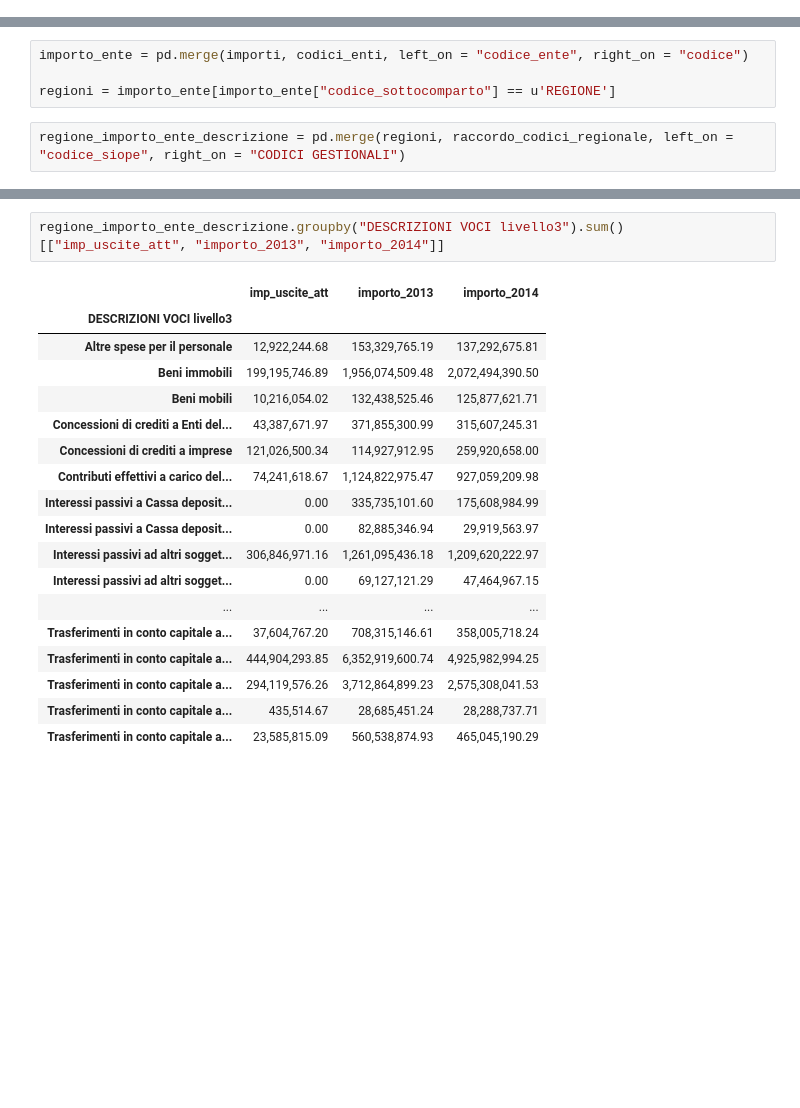
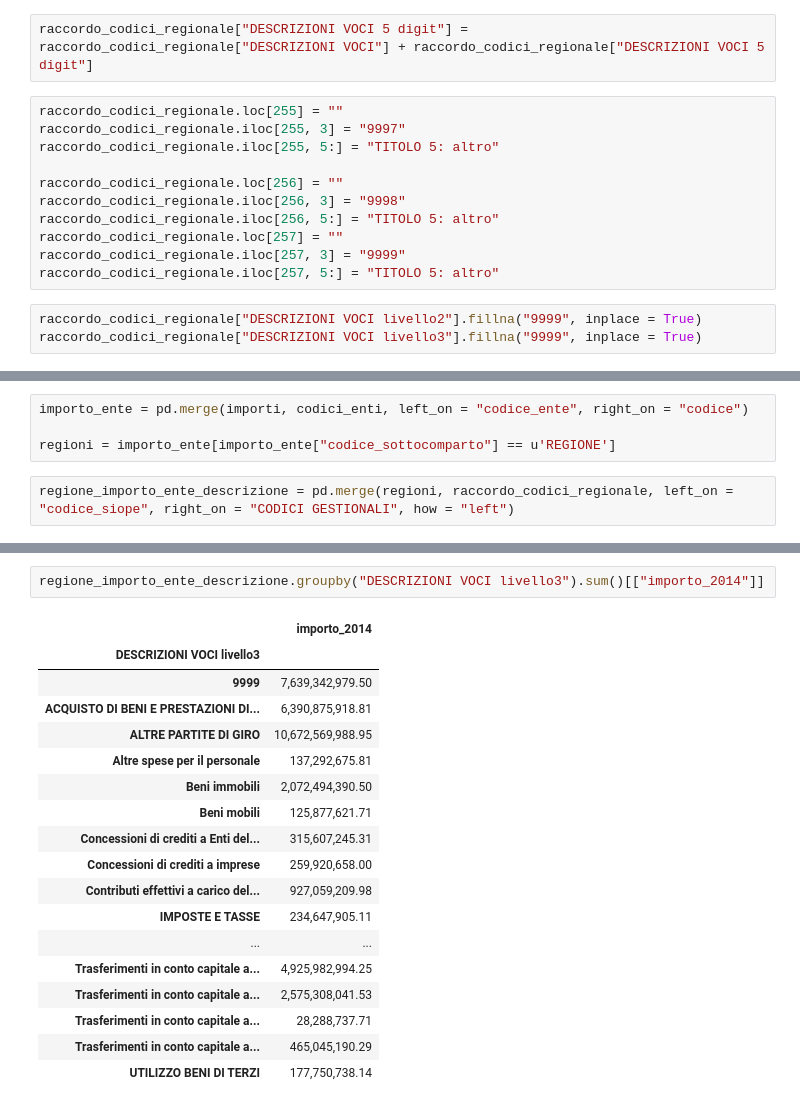
Before and after one commit to scarsellifi/normalizzazione-glossari-siope, a Jupyter notebook: glossari.ipynb, the cells around one changed output, grey strips where cells are left out. Drawn from its saved outputs; the diff is of its cells as text; blank space fills up the shorter version.

```diff
--- a/glossari.ipynb
+++ b/glossari.ipynb
@@ -126,3 +137,19 @@ raccordo_codici_regionale.to_excel("raccordo_codici_regionale.xlsx")
+# %%
+raccordo_codici_regionale["DESCRIZIONI VOCI 5 digit"] = raccordo_codici_regionale["DESCRIZIONI VOCI"] + raccordo_codici_regionale["DESCRIZIONI VOCI 5 digit"]
+# %%
+raccordo_codici_regionale.loc[255] = ""
+raccordo_codici_regionale.iloc[255, 3] = "9997"
+raccordo_codici_regionale.iloc[255, 5:] = "TITOLO 5: altro"
+
+raccordo_codici_regionale.loc[256] = ""
+raccordo_codici_regionale.iloc[256, 3] = "9998"
+raccordo_codici_regionale.iloc[256, 5:] = "TITOLO 5: altro"
+raccordo_codici_regionale.loc[257] = ""
+raccordo_codici_regionale.iloc[257, 3] = "9999"
+raccordo_codici_regionale.iloc[257, 5:] = "TITOLO 5: altro"
+# %%
+raccordo_codici_regionale["DESCRIZIONI VOCI livello2"].fillna("9999", inplace = True)
+raccordo_codici_regionale["DESCRIZIONI VOCI livello3"].fillna("9999", inplace = True)
 # %% [markdown]
 # Esempio di utilizzo con i dati regionali
 # %%
@@ -148,7 +175,7 @@ importo_ente = pd.merge(importi, codici_enti, left_on = "codice_ente", right_on
 
 regioni = importo_ente[importo_ente["codice_sottocomparto"] == u'REGIONE']
 # %%
-regione_importo_ente_descrizione = pd.merge(regioni, raccordo_codici_regionale, left_on = "codice_siope", right_on = "CODICI GESTIONALI")
+regione_importo_ente_descrizione = pd.merge(regioni, raccordo_codici_regionale, left_on = "codice_siope", right_on = "CODICI GESTIONALI", how = "left")
 # %%
 regione_importo_ente_descrizione["imp_uscite_att"] = regione_importo_ente_descrizione["imp_uscite_att"] / 100
 
@@ -185,21 +219,21 @@ regione_importo_ente_descrizione.groupby("DESCRIZIONI VOCI livello2").sum()[["im
 # %%
-regione_importo_ente_descrizione.groupby("DESCRIZIONI VOCI livello3").sum()[["imp_uscite_att", "importo_2013", "importo_2014"]]
+regione_importo_ente_descrizione.groupby("DESCRIZIONI VOCI livello3").sum()[["importo_2014"]]
 # %% [output]
-|  | imp_uscite_att | importo_2013 | importo_2014 |
-| DESCRIZIONI VOCI livello3 |  |  |  |
-| Altre spese per il personale | 12,922,244.68 | 153,329,765.19 | 137,292,675.81 |
-| Beni immobili | 199,195,746.89 | 1,956,074,509.48 | 2,072,494,390.50 |
-| Beni mobili | 10,216,054.02 | 132,438,525.46 | 125,877,621.71 |
-| Concessioni di crediti a Enti del... | 43,387,671.97 | 371,855,300.99 | 315,607,245.31 |
-| Concessioni di crediti a imprese | 121,026,500.34 | 114,927,912.95 | 259,920,658.00 |
-| Contributi effettivi a carico del... | 74,241,618.67 | 1,124,822,975.47 | 927,059,209.98 |
-| Interessi passivi a Cassa deposit... | 0.00 | 335,735,101.60 | 175,608,984.99 |
-| Interessi passivi a Cassa deposit... | 0.00 | 82,885,346.94 | 29,919,563.97 |
-| Interessi passivi ad altri sogget... | 306,846,971.16 | 1,261,095,436.18 | 1,209,620,222.97 |
-| Interessi passivi ad altri sogget... | 0.00 | 69,127,121.29 | 47,464,967.15 |
-| ... | ... | ... | ... |
-| Trasferimenti in conto capitale a... | 37,604,767.20 | 708,315,146.61 | 358,005,718.24 |
-| Trasferimenti in conto capitale a... | 444,904,293.85 | 6,352,919,600.74 | 4,925,982,994.25 |
-| Trasferimenti in conto capitale a... | 294,119,576.26 | 3,712,864,899.23 | 2,575,308,041.53 |
-| Trasferimenti in conto capitale a... | 435,514.67 | 28,685,451.24 | 28,288,737.71 |
-| Trasferimenti in conto capitale a... | 23,585,815.09 | 560,538,874.93 | 465,045,190.29 |
+|  | importo_2014 |
+| DESCRIZIONI VOCI livello3 |  |
+| 9999 | 7,639,342,979.50 |
+| ACQUISTO DI BENI E PRESTAZIONI DI... | 6,390,875,918.81 |
+| ALTRE PARTITE DI GIRO | 10,672,569,988.95 |
+| Altre spese per il personale | 137,292,675.81 |
+| Beni immobili | 2,072,494,390.50 |
+| Beni mobili | 125,877,621.71 |
+| Concessioni di crediti a Enti del... | 315,607,245.31 |
+| Concessioni di crediti a imprese | 259,920,658.00 |
+| Contributi effettivi a carico del... | 927,059,209.98 |
+| IMPOSTE E TASSE | 234,647,905.11 |
+| ... | ... |
+| Trasferimenti in conto capitale a... | 4,925,982,994.25 |
+| Trasferimenti in conto capitale a... | 2,575,308,041.53 |
+| Trasferimenti in conto capitale a... | 28,288,737.71 |
+| Trasferimenti in conto capitale a... | 465,045,190.29 |
+| UTILIZZO BENI DI TERZI | 177,750,738.14 |
```
Also changed, not shown: parts of 12 cells of this notebook, 2 other files.
